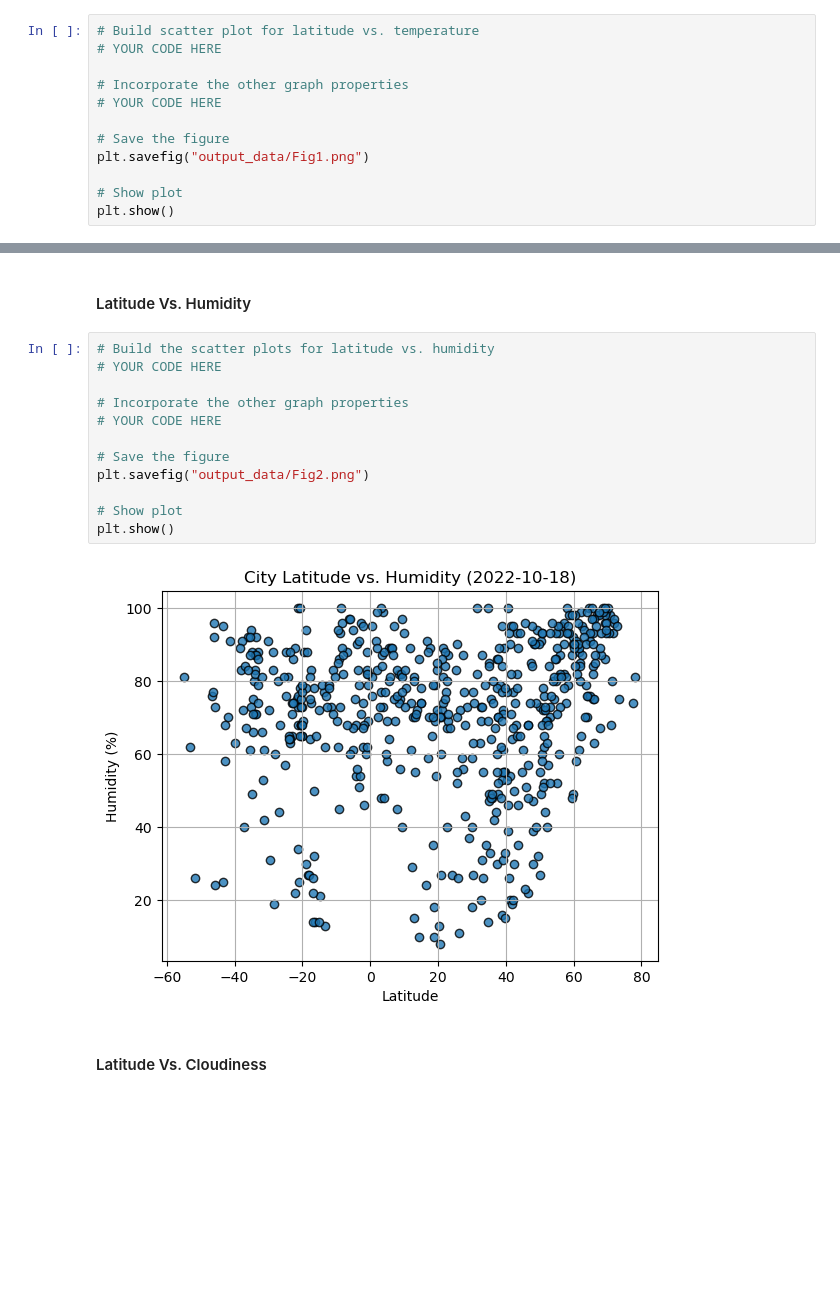
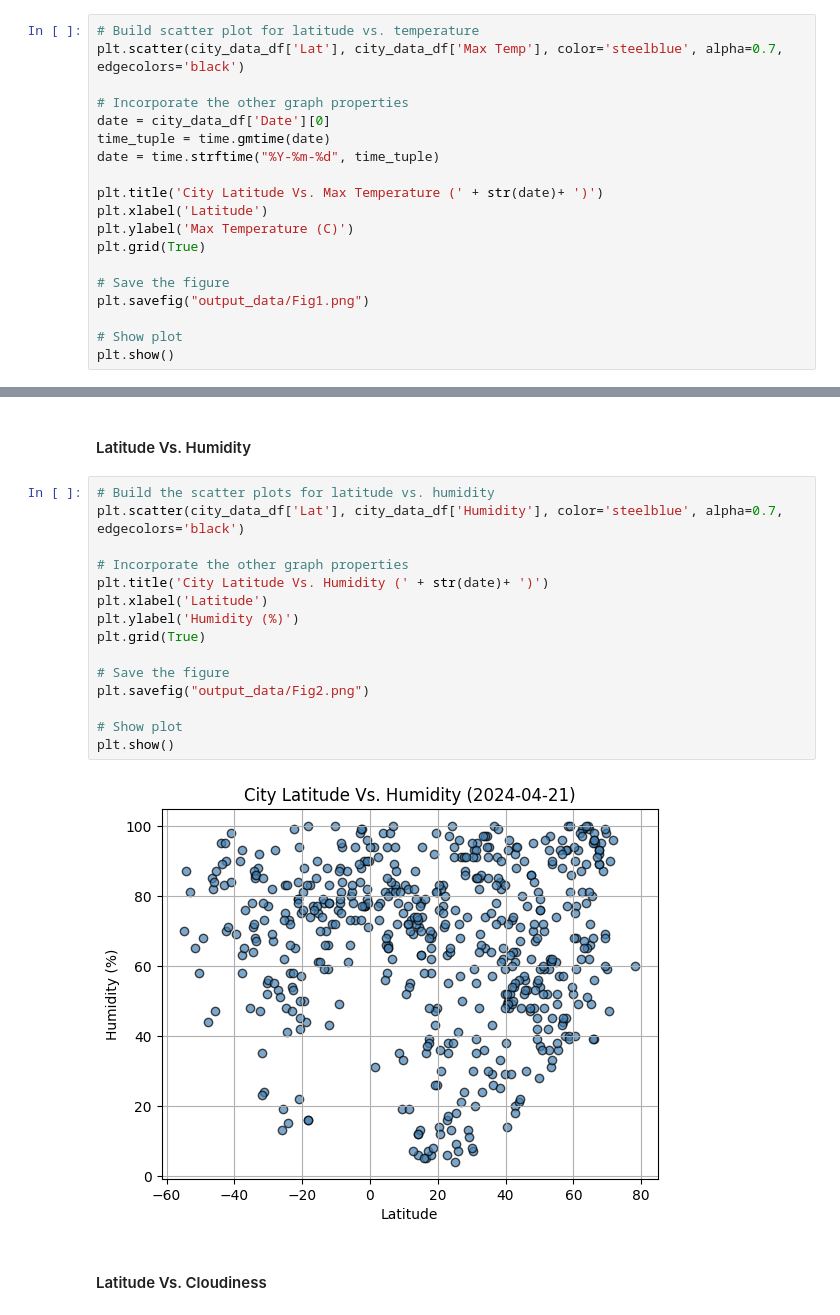
Before and after one commit to RenuPitumpe/python-api-challenge, a Jupyter notebook: Challenge/WeatherPy.ipynb, the cells around one changed output, grey strips where cells are left out. Cells and saved outputs as stored; diff of their text form; blank space fills up the shorter version.

```diff
--- a/Challenge/WeatherPy.ipynb
+++ b/Challenge/WeatherPy.ipynb
@@ -191,10 +189,17 @@ city_data_df.head()
 #### Latitude Vs. Temperature
 # %%
 # Build scatter plot for latitude vs. temperature
-# YOUR CODE HERE
+plt.scatter(city_data_df['Lat'], city_data_df['Max Temp'], color='steelblue', alpha=0.7, edgecolors='black')
 
 # Incorporate the other graph properties
-# YOUR CODE HERE
+date = city_data_df['Date'][0]
+time_tuple = time.gmtime(date)
+date = time.strftime("%Y-%m-%d", time_tuple)
+
+plt.title('City Latitude Vs. Max Temperature (' + str(date)+ ')')
+plt.xlabel('Latitude')
+plt.ylabel('Max Temperature (C)')
+plt.grid(True)
 
 # Save the figure
 plt.savefig("output_data/Fig1.png")
@@ -207,18 +212,21 @@ plt.show()
 #### Latitude Vs. Humidity
 # %%
 # Build the scatter plots for latitude vs. humidity
-# YOUR CODE HERE
+plt.scatter(city_data_df['Lat'], city_data_df['Humidity'], color='steelblue', alpha=0.7, edgecolors='black')
 
 # Incorporate the other graph properties
-# YOUR CODE HERE
+plt.title('City Latitude Vs. Humidity (' + str(date)+ ')')
+plt.xlabel('Latitude')
+plt.ylabel('Humidity (%)')
+plt.grid(True)
 
 # Save the figure
 plt.savefig("output_data/Fig2.png")
 
 # Show plot
 plt.show()
 # %% [output]
-[figure, old version]
+[figure, new version]
 # %% [markdown]
 #### Latitude Vs. Cloudiness
 # %%
```
Also changed, not shown: parts of 37 cells of this notebook, 5 other files.
